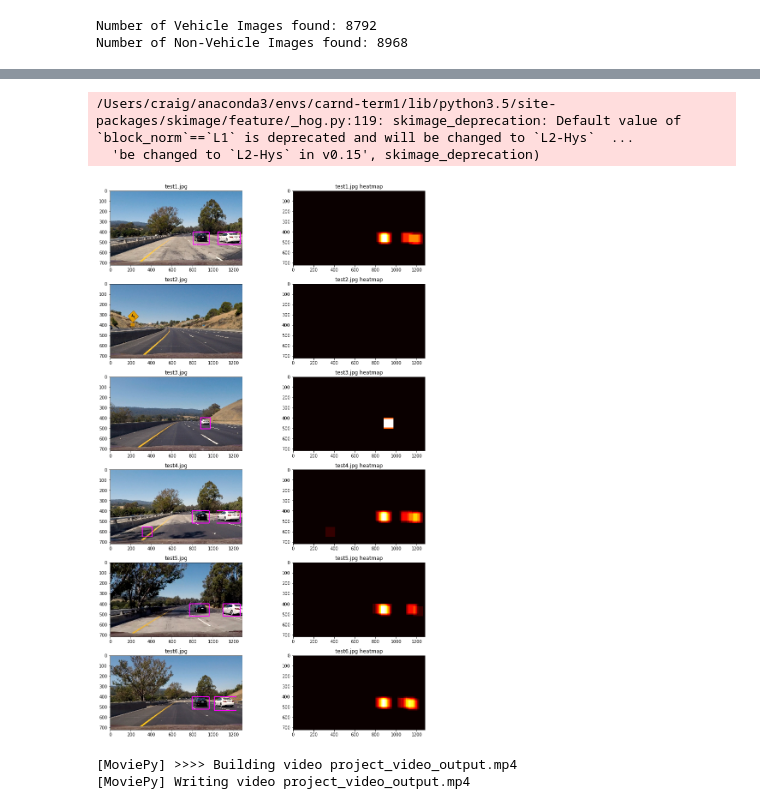
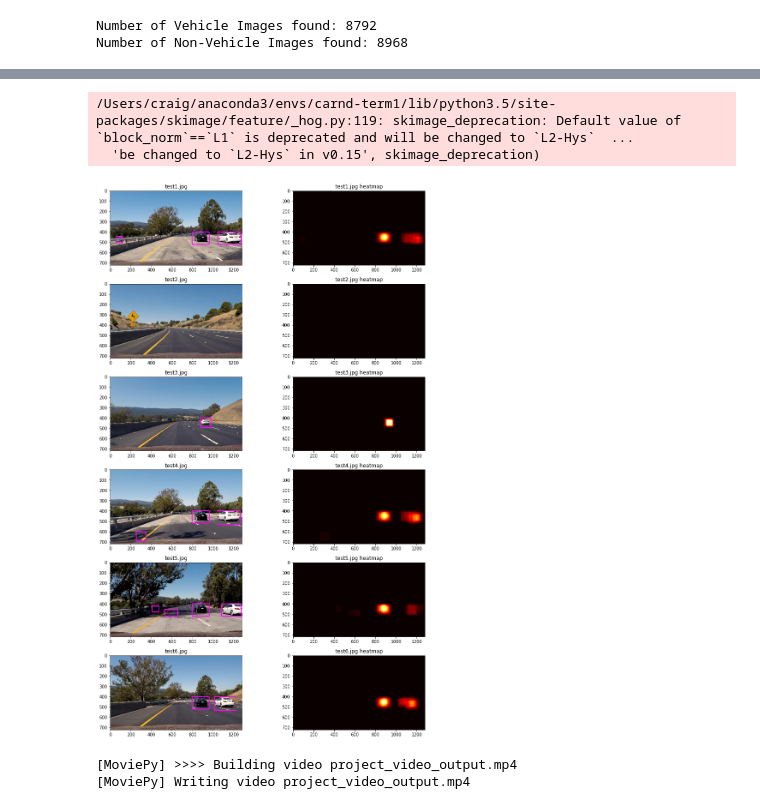
Before and after one commit to craigcode/CarND-Vehicle-Detection, a Jupyter notebook: Vehicle-Detection.ipynb, the cells around one changed output, grey strips where cells are left out. Saved outputs shown, nothing was run; the diff lists cells and outputs as text; code cells hidden in the pictures.

Commit message:
update classifier C param and combine scale values

```diff
--- a/Vehicle-Detection.ipynb
+++ b/Vehicle-Detection.ipynb
@@ -370,7 +370,7 @@ print('Using:',orient,'orientations',pix_per_cell,
     'pixels per cell and', cell_per_block,'cells per block')
 print('Feature vector length:', len(X_train[0]))
 # Use a linear SVC
-svc = LinearSVC()
+svc = LinearSVC(C=0.01)
 # Check the training time for the SVC
 t=time.time()
 svc.fit(X_train, y_train)
@@ -656,30 +658,30 @@ def draw_labeled_bboxes(img, labels):
 # %%
 out_images = []
 out_maps = []
 ystart = 400
 ystop = 720
-scale = 1.5
+scalevals = [1.0,1.5]
 
 for i,img_src in enumerate(test_images):
     img = mpimg.imread(img_src)
-    out_img, heat_map = find_cars(img, scale, ystart, ystop)
+    out_img, heat_map = find_cars(img, scalevals, ystart, ystop)
     labels = label(heat_map)
 
     draw_img,_ = draw_labeled_bboxes(np.copy(img), labels)
     out_images.append(draw_img)
     out_images.append(heat_map)
 
     mpimg.imsave("./output_images/pipeline_bbox{}.jpg".format(i+1), draw_img)
     mpimg.imsave("./output_images/pipeline_heatmap{}.jpg".format(i+1), heat_map)
 
 
 fig = plt.figure(figsize=(12,24))
 visualize(fig, 8, 2, out_images, out_titles)
 fig.savefig("./output_images/bbox_vis.png", bbox_inches="tight")
 # %% [output]
 /Users/craig/anaconda3/envs/carnd-term1/lib/python3.5/site-packages/skimage/feature/_hog.py:119: skimage_deprecation: Default value of `block_norm`==`L1` is deprecated and will be changed to `L2-Hys`  ...
   'be changed to `L2-Hys` in v0.15', skimage_deprecation)
-[figure, old version]
+[figure, new version]
 # %%
 class Car():
     def __init__(self):
```
Also changed, not shown: parts of 7 cells of this notebook, 48 other files.
